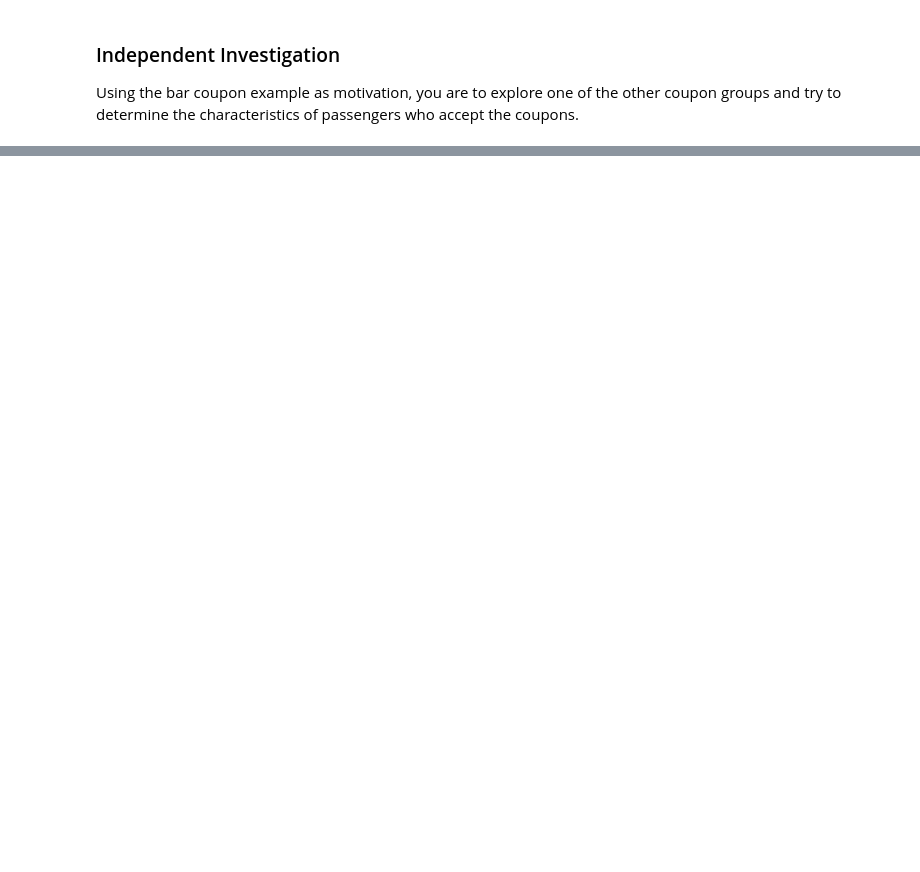
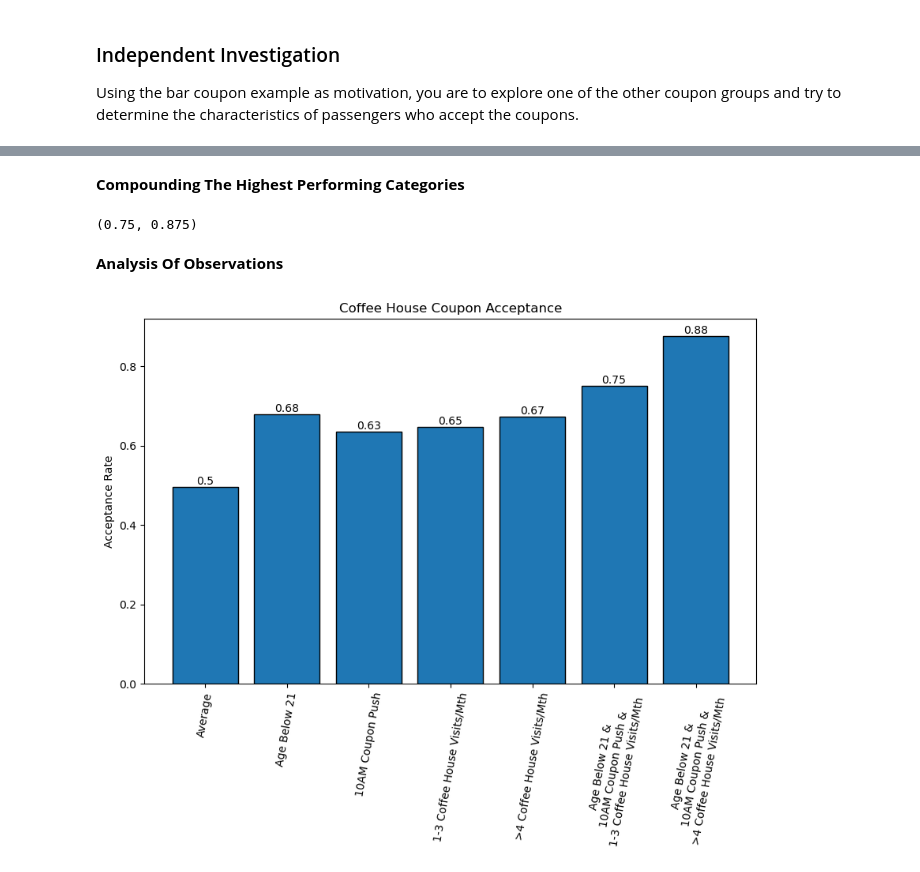
Before and after one commit to odeanmaye/coupon-analysis, a Jupyter notebook: prompt.ipynb, the cells around one changed output, grey strips where cells are left out. Drawn from its saved outputs; the diff is of its cells as text; code cells hidden in the pictures; blank space fills up the shorter version.

```diff
--- a/prompt.ipynb
+++ b/prompt.ipynb
@@ -344,0 +360,6 @@ Using the bar coupon example as motivation, you are to explore one of the other
+# %%
+# Calculate the proportion of observations that accepted the bar coupon
+acceptance_rate1 = coffee_coupons_df['Y'].mean()
+
+# Display the result
+print('Proportion that accepted the Coupon House coupon: ' + str(acceptance_rate1))
@@ -344,0 +502,46 @@ Using the bar coupon example as motivation, you are to explore one of the other
+# %% [markdown]
+**Compounding The Highest Performing Categories**
+# %%
+below21 = coffee_coupons_df['age'].isin(['below21'])
+above_4visits = coffee_coupons_df['CoffeeHouse'].isin(['4~8', 'gt8'])
+one_3visits = coffee_coupons_df['CoffeeHouse'].isin(['1~3'])
+ten_am = coffee_coupons_df['time'].isin(['10AM'])
+
+compound_condition1 = below21 & one_3visits & ten_am
+compound_condition2 = below21 & above_4visits & ten_am
+
+condition1_acceptance_rate = coffee_coupons_df[compound_condition1]['Y'].mean()
+condition2_acceptance_rate = coffee_coupons_df[compound_condition2]['Y'].mean()
+
+condition1_acceptance_rate, condition2_acceptance_rate
+# %% [output]
+(0.75, 0.875)
+# %% [markdown]
+**Analysis Of Observations**
+# %%
+# List of acceptance rates
+acceptance_rates = [acceptance_rate1, acceptance_below21, acceptance_10AM,
+                    acceptance_1_3visits, acceptance_above_4visits, condition1_acceptance_rate, condition2_acceptance_rate]
+
+# Labels for each acceptance rate
+labels = ['Average', 'Age Below 21', '10AM Coupon Push', '1-3 Coffee House Visits/Mth', '>4 Coffee House Visits/Mth',
+          'Age Below 21 &\n10AM Coupon Push &\n1-3 Coffee House Visits/Mth', 'Age Below 21 &\n10AM Coupon Push &\n>4 Coffee House Visits/Mth']
+
+# Create a bar chart
+plt.figure(figsize=(10, 6))
+bars = plt.bar(labels, acceptance_rates, edgecolor='k')
+
+# Add titles and labels
+plt.title('Coffee House Coupon Acceptance')
+plt.ylabel('Acceptance Rate')
+plt.xticks(rotation=80)
+
+# Label each bar with the y value
+for bar in bars:
+    yval = bar.get_height()
+    plt.text(bar.get_x() + bar.get_width()/2, yval, round(yval, 2), ha='center', va='bottom')
+
+# Display the chart
+plt.show()
+# %% [output]
+[figure, added]
```
Also changed, not shown: parts of 15 cells of this notebook.
